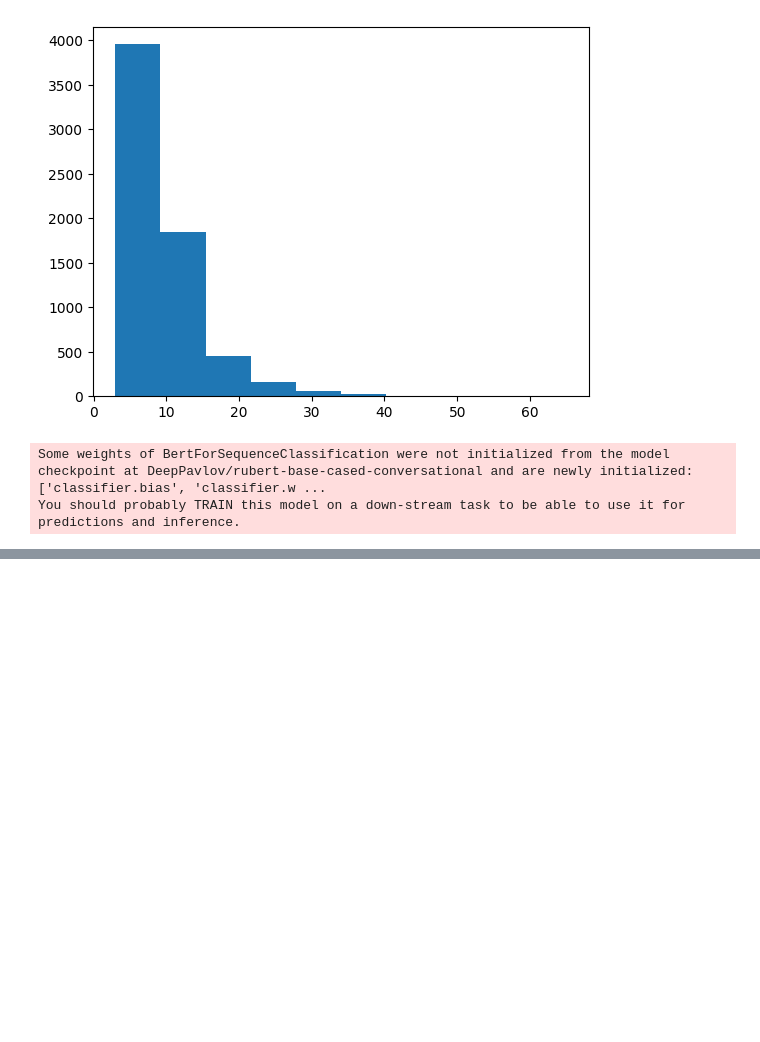
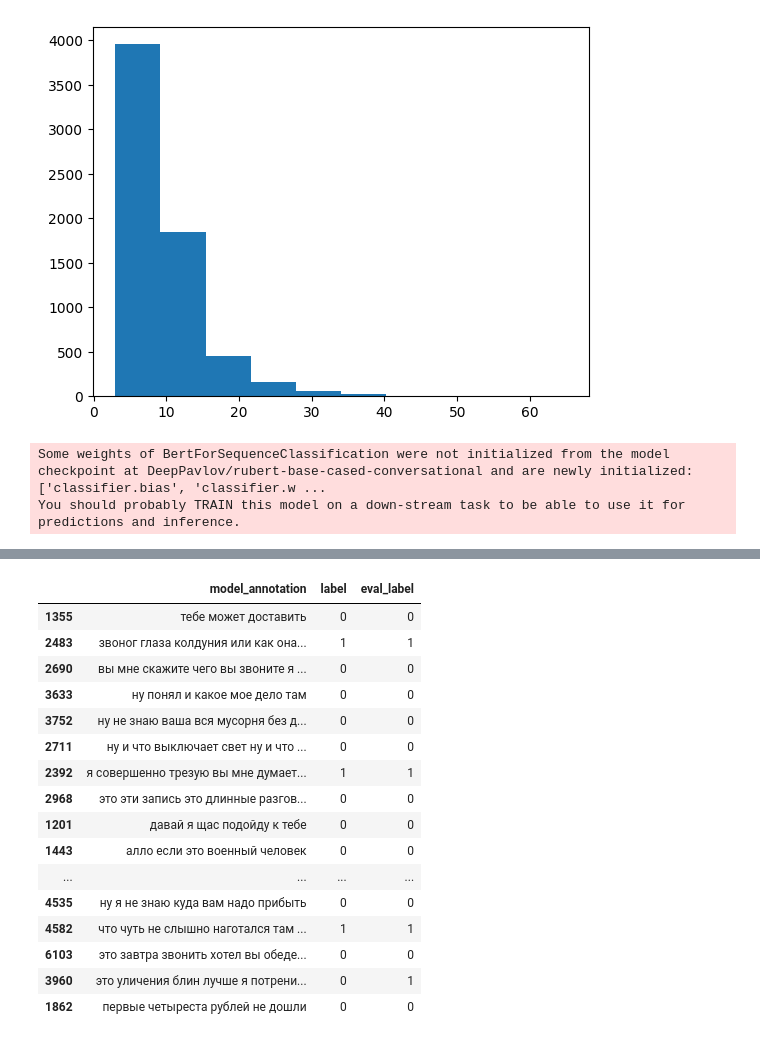
Before and after one commit to 13-wer/wer, a Jupyter notebook: notebooks/rubert-base-cased-conversational.ipynb, the cells around one changed output, grey strips where cells are left out. Drawn from its saved outputs; the diff is of its cells as text; code cells hidden in the pictures; blank space fills up the shorter version.

```diff
--- a/notebooks/rubert-base-cased-conversational.ipynb
+++ b/notebooks/rubert-base-cased-conversational.ipynb
@@ -94,6 +94,22 @@ input_ids = pad_sequences(
 )
 
 attention_masks = [[float(i>0) for i in seq] for seq in input_ids]
+# %%
+def to_ids(texts: list[str]) -> tuple[list[int], list[float]]:
+  sentences = ['[CLS] ' + sentence + ' [SEP]' for sentence in texts]
+  tokenized_texts = [tokenizer.tokenize(sent) for sent in sentences]
+  input_ids = [tokenizer.convert_tokens_to_ids(x) for x in tokenized_texts]
+
+  input_ids = pad_sequences(
+      input_ids,
+      maxlen=32,
+      dtype='long',
+      truncating='post',
+      padding='post'
+  )
+
+  attention_masks = [[float(i>0) for i in seq] for seq in input_ids]
+  return torch.tensor(input_ids).to(device), torch.tensor(attention_masks).to(device)
 # %%
 train_inputs, validation_inputs, train_labels, validation_labels, train_masks, validation_masks = train_test_split(
     input_ids,
@@ -267,5 +280,42 @@ plot_history(history)
 # %%
 trainer.save_model("/content/best_model")
+# %%
+def show_results(model, texts: list[str]) -> float:
+  input_ids, masks = to_ids(texts)
+  with torch.no_grad():
+
+    predictions = model(input_ids, token_type_ids=None, attention_mask=masks)
+
+  preds = predictions.logits.clone().detach().cpu().requires_grad_(False)
+  preds = preds.argmax(-1)
+  return [(text, int(preds[i])) for i, text in enumerate(texts)]
+# %%
+def show_sample_comparison(n=20):
+  samples = df.sample(n)[["model_annotation", "label"]]
+  results = show_results(model, list(samples["model_annotation"]))
+  eval_labels = [label for _, label in results]
+  samples["eval_label"] = eval_labels
+  return samples
+# %%
+show_sample_comparison()
+# %% [output]
+|  | model_annotation | label | eval_label |
+| 1355 | тебе может доставить | 0 | 0 |
+| 2483 | звоног глаза колдуния или как она... | 1 | 1 |
+| 2690 | вы мне скажите чего вы звоните я ... | 0 | 0 |
+| 3633 | ну понял и какое мое дело там | 0 | 0 |
+| 3752 | ну не знаю ваша вся мусорня без д... | 0 | 0 |
+| 2711 | ну и что выключает свет ну и что ... | 0 | 0 |
+| 2392 | я совершенно трезую вы мне думает... | 1 | 1 |
+| 2968 | это эти запись это длинные разгов... | 0 | 0 |
+| 1201 | давай я щас подойду к тебе | 0 | 0 |
+| 1443 | алло если это военный человек | 0 | 0 |
+| ... | ... | ... | ... |
+| 4535 | ну я не знаю куда вам надо прибыть | 0 | 0 |
+| 4582 | что чуть не слышно наготался там ... | 1 | 1 |
+| 6103 | это завтра звонить хотел вы обеде... | 0 | 0 |
+| 3960 | это уличения блин лучше я потрени... | 0 | 1 |
+| 1862 | первые четыреста рублей не дошли | 0 | 0 |
 # %%
 !zip -r /content/best_model.zip /content/best_model
 # %% [output]
```
Also changed, not shown: parts of 8 cells of this notebook.
